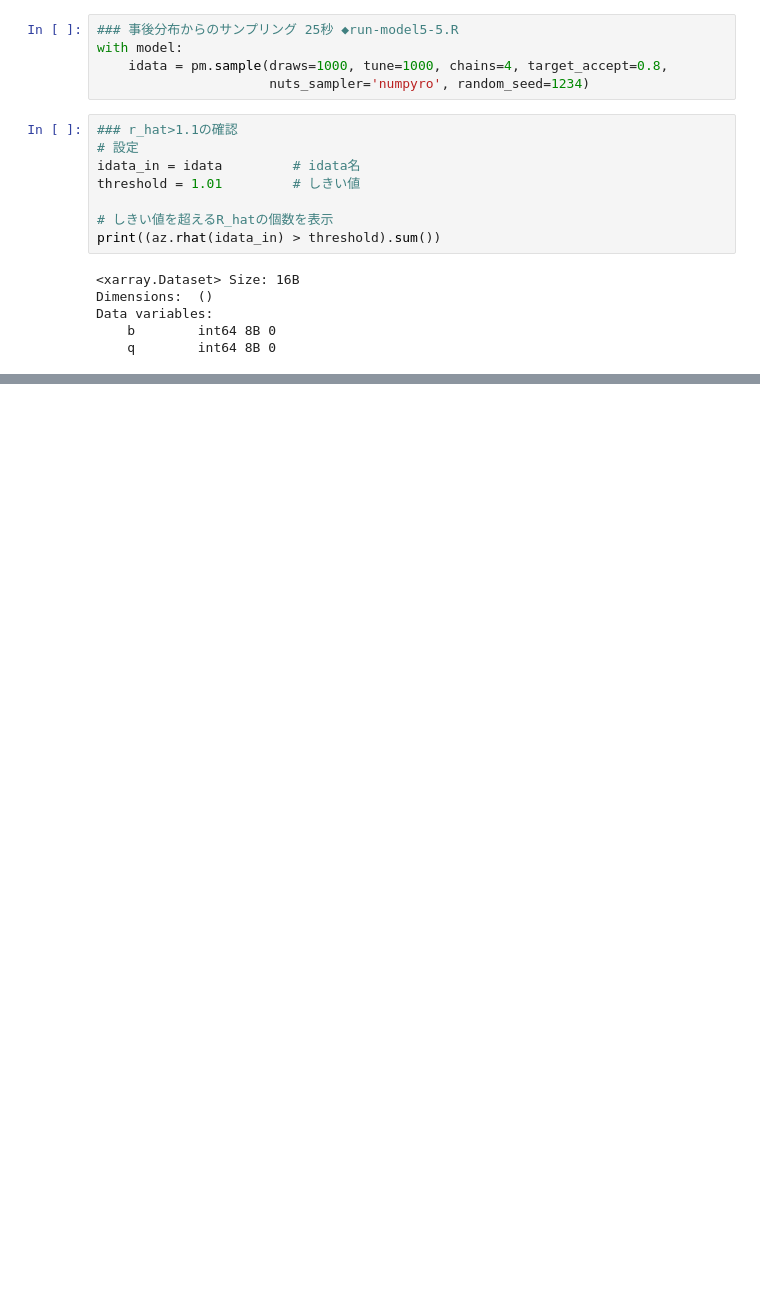
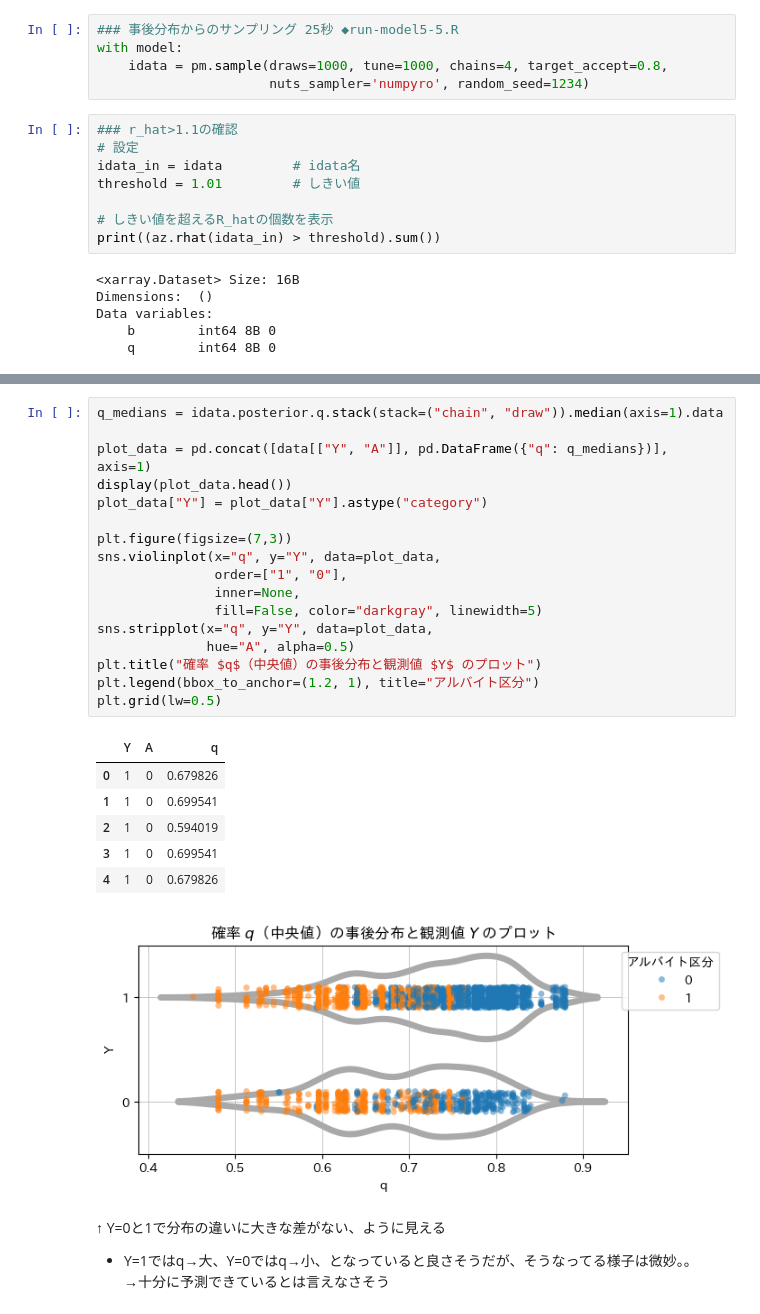
Before and after one commit to makkimaki/stan-r-bayes-statistical-modeling-python, a Jupyter notebook: chapter5.3_LogisticRegression.ipynb, the cells around one changed output, grey strips where cells are left out. Saved outputs shown, nothing was run; the diff lists cells and outputs as text; blank space fills up the shorter version.

```diff
--- a/chapter5.3_LogisticRegression.ipynb
+++ b/chapter5.3_LogisticRegression.ipynb
@@ -206,0 +262,29 @@ display(params_stats_df.round(2))
+# %%
+q_medians = idata.posterior.q.stack(stack=("chain", "draw")).median(axis=1).data
+
+plot_data = pd.concat([data[["Y", "A"]], pd.DataFrame({"q": q_medians})], axis=1)
+display(plot_data.head())
+plot_data["Y"] = plot_data["Y"].astype("category")
+
+plt.figure(figsize=(7,3))
+sns.violinplot(x="q", y="Y", data=plot_data,
+               order=["1", "0"],
+               inner=None,
+               fill=False, color="darkgray", linewidth=5)
+sns.stripplot(x="q", y="Y", data=plot_data,
+              hue="A", alpha=0.5)
+plt.title("確率 $q$（中央値）の事後分布と観測値 $Y$ のプロット")
+plt.legend(bbox_to_anchor=(1.2, 1), title="アルバイト区分")
+plt.grid(lw=0.5)
+# %% [output]
+|  | Y | A | q |
+| 0 | 1 | 0 | 0.679826 |
+| 1 | 1 | 0 | 0.699541 |
+| 2 | 1 | 0 | 0.594019 |
+| 3 | 1 | 0 | 0.699541 |
+| 4 | 1 | 0 | 0.679826 |
+[figure, added]
+# %% [markdown]
+↑ Y=0と1で分布の違いに大きな差がない、ように見える
+- Y=1ではq→大、Y=0ではq→小、となっていると良さそうだが、そうなってる様子は微妙。。
+→十分に予測できているとは言えなさそう
```
Also changed, not shown: parts of 11 cells of this notebook.
